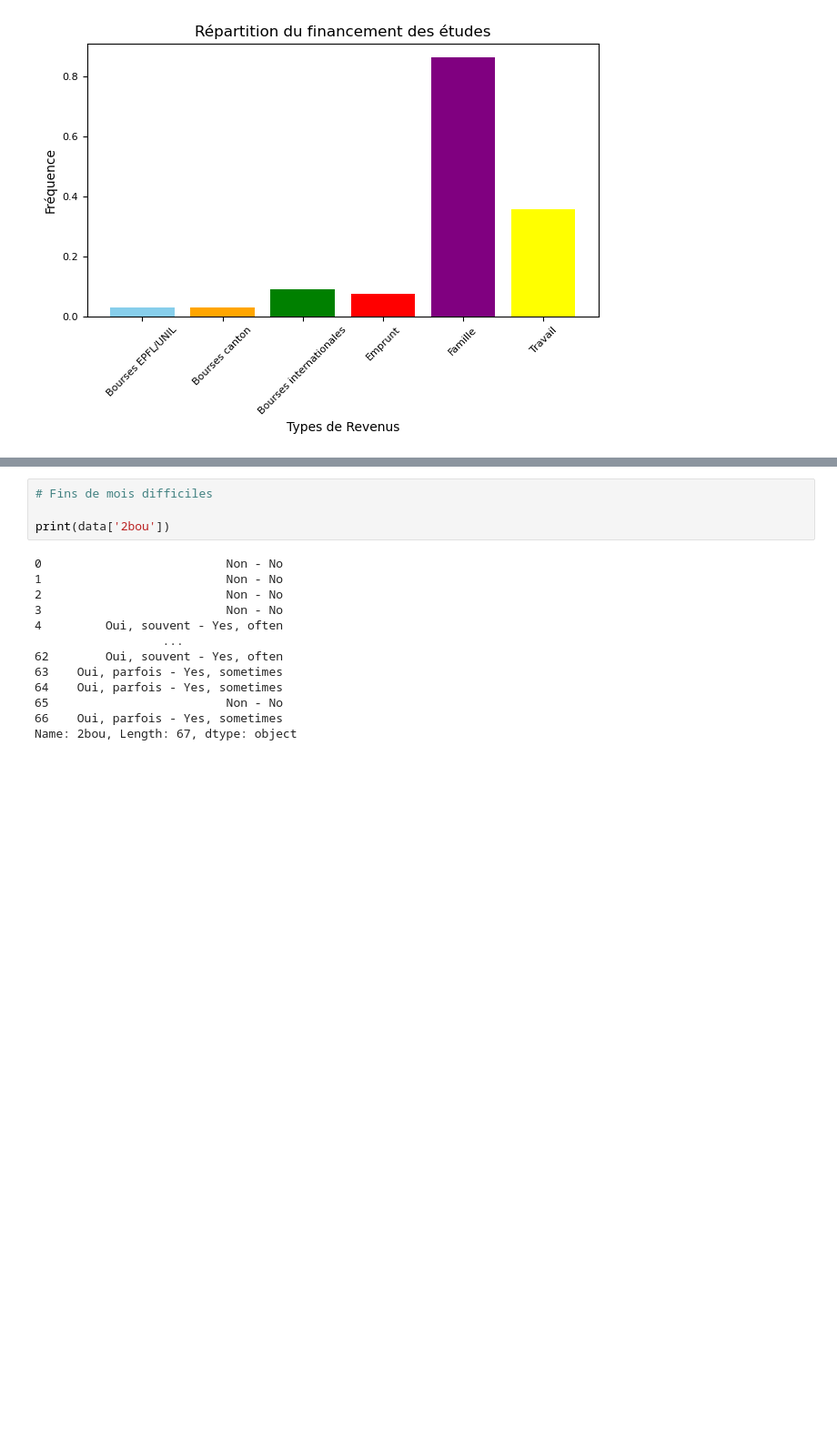
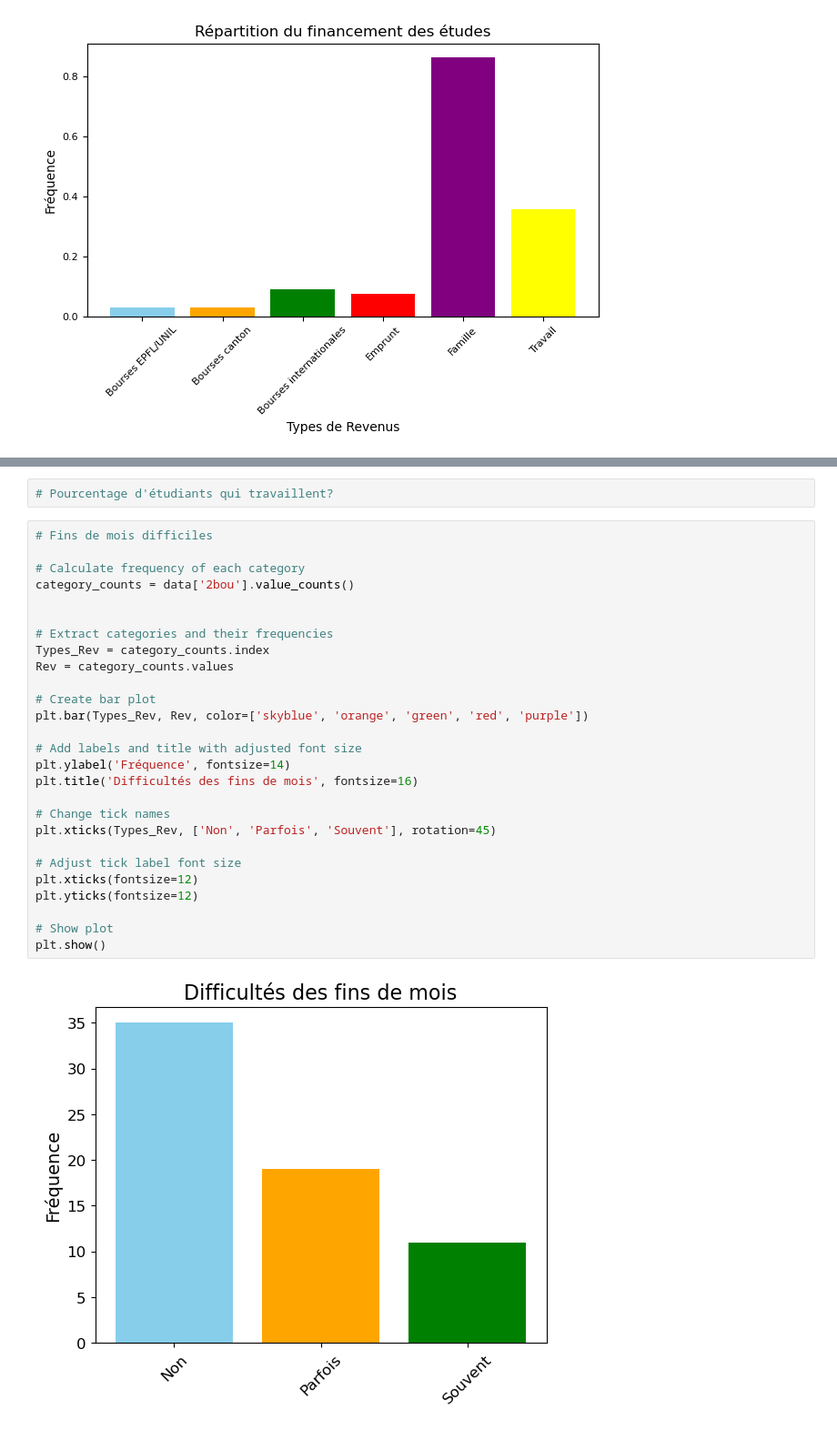
Before and after one commit to ClarissePierre/Precarite_Analyse, a Jupyter notebook: analyse.ipynb, the cells around one changed output, grey strips where cells are left out. Shown: that part at 91% size. Saved outputs shown, nothing was run; the diff lists cells and outputs as text; blank space fills up the shorter version.

```diff
--- a/analyse.ipynb
+++ b/analyse.ipynb
@@ -416,17 +416,31 @@ plt.show()
-# %%
-# Fins de mois difficiles
-
-print(data['2bou'])
-# %% [output]
-0                          Non - No
-1                          Non - No
-2                          Non - No
-3                          Non - No
-4         Oui, souvent - Yes, often
-                  ...
-62        Oui, souvent - Yes, often
-63    Oui, parfois - Yes, sometimes
-64    Oui, parfois - Yes, sometimes
-65                         Non - No
-66    Oui, parfois - Yes, sometimes
-Name: 2bou, Length: 67, dtype: object
+# %%
+# Pourcentage d'étudiants qui travaillent?
+# %%
+# Fins de mois difficiles
+
+# Calculate frequency of each category
+category_counts = data['2bou'].value_counts()
+
+
+# Extract categories and their frequencies
+Types_Rev = category_counts.index
+Rev = category_counts.values
+
+# Create bar plot
+plt.bar(Types_Rev, Rev, color=['skyblue', 'orange', 'green', 'red', 'purple'])
+
+# Add labels and title with adjusted font size
+plt.ylabel('Fréquence', fontsize=14)
+plt.title('Difficultés des fins de mois', fontsize=16)
+
+# Change tick names
+plt.xticks(Types_Rev, ['Non', 'Parfois', 'Souvent'], rotation=45)
+
+# Adjust tick label font size
+plt.xticks(fontsize=12)
+plt.yticks(fontsize=12)
+
+# Show plot
+plt.show()
+# %% [output]
+[figure, added]
```
Also changed, not shown: parts of 21 cells of this notebook.
